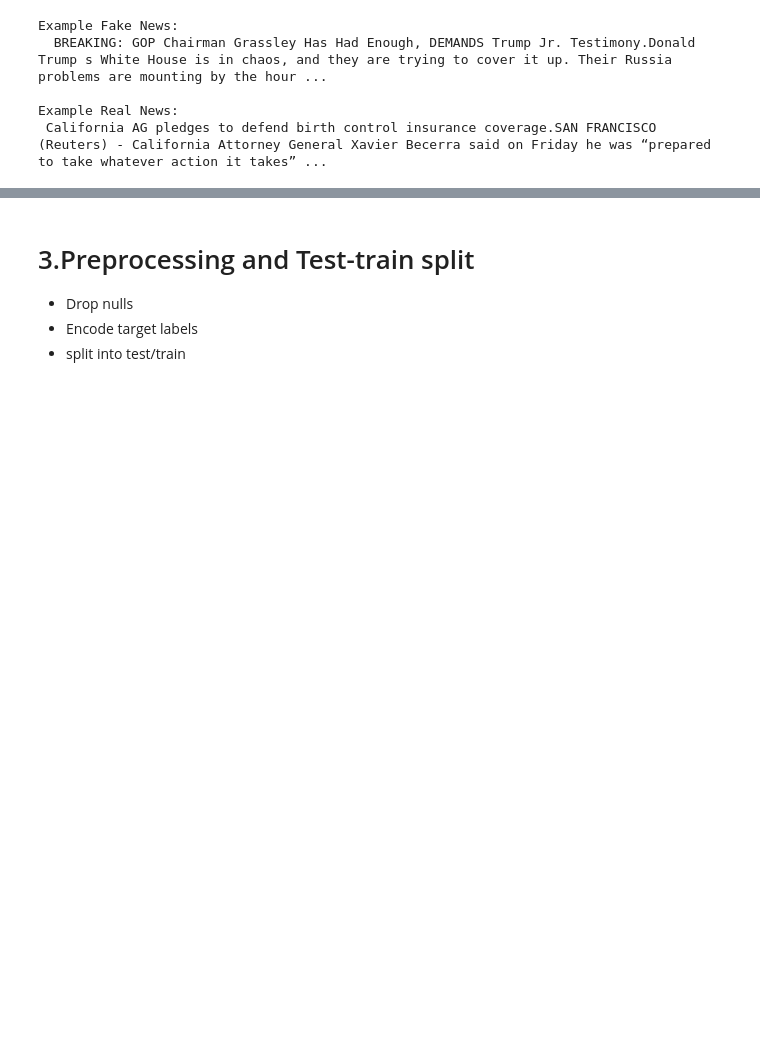
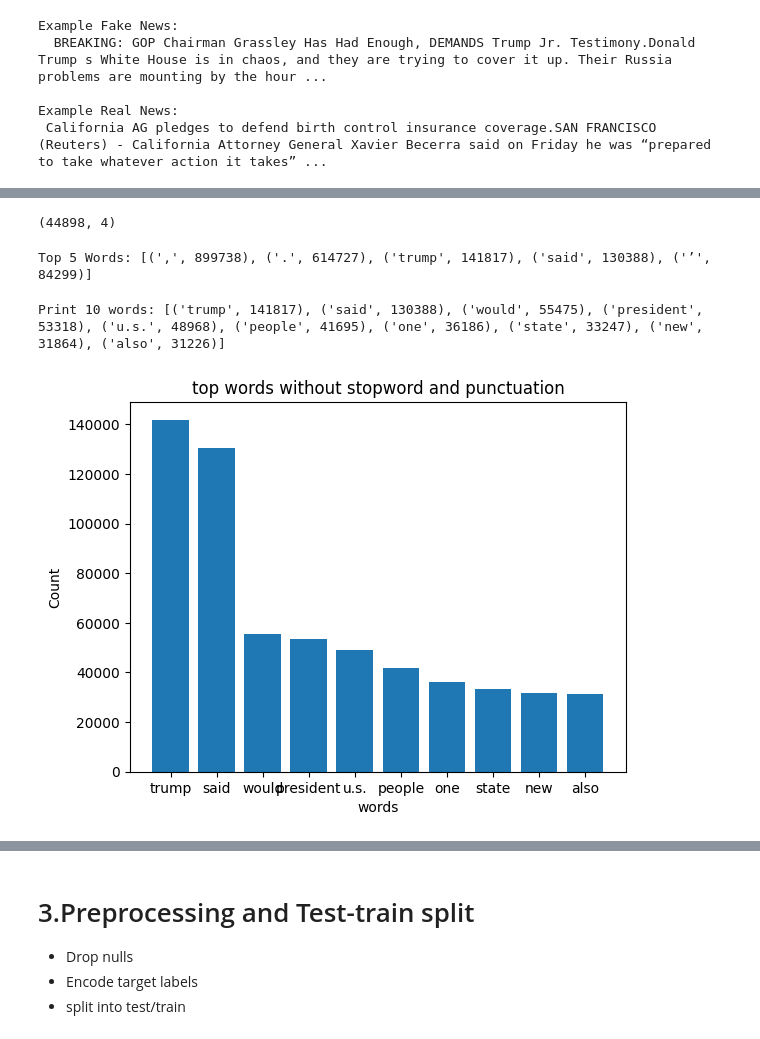
Before and after one commit to harshbpathak/fake-news-detector, a Jupyter notebook: notebook/fake-news-detector.ipynb, the cells around one changed output, grey strips where cells are left out. Drawn from its saved outputs; the diff is of its cells as text; code cells hidden in the pictures; blank space fills up the shorter version.

```diff
--- a/notebook/fake-news-detector.ipynb
+++ b/notebook/fake-news-detector.ipynb
@@ -96,0 +172,11 @@ Example Real News:
+# %%
+#removing stopwords
+from nltk.corpus import stopwords
+# Download stopwords (run once)
+nltk.download('stopwords')
+
+# Load English stopwords
+stop_words = set(stopwords.words('english'))
+
+#Remove stopwords from tokens
+d2['tokens_no_stop'] = d2['token'].apply(lambda x: [word for word in x if word.lower() not in stop_words])
@@ -96,0 +187,42 @@ Example Real News:
+# %%
+d2.shape
+# %% [output]
+(44898, 4)
+# %%
+all_words = [word.lower() for tokens in d2['tokens_no_stop'] for word in tokens]
+word_freq = Counter(all_words)
+
+# Get top 5 most common words
+top_words = word_freq.most_common(5)
+print("Top 5 Words:", top_words)
+# %% [output]
+Top 5 Words: [(',', 899738), ('.', 614727), ('trump', 141817), ('said', 130388), ('’', 84299)]
+# %%
+
+#lets remove puntuation marks also
+import string
+stop_words = set(stopwords.words('english'))
+punctuation = set(string.punctuation)  # Includes '.', ',', "'", etc.
+punctuation.add('’')  # Add '’' to the set of punctuation
+punctuation.add('“')  # Add '“' to the set of punctuation
+punctuation.add('”')  # Add '”' to the set of punctuation
+d2['tokens_no_stop'] = d2['token'].apply(
+    lambda x: [word for word in x if word.lower() not in stop_words and word not in punctuation]
+)
+#let now see top 10 words
+all_words=[word.lower() for token in d2['tokens_no_stop'] for word in token]
+word_freq=Counter(all_words)
+
+top_w=word_freq.most_common(10)
+print("Print 10 words:",top_w)
+# %% [output]
+Print 10 words: [('trump', 141817), ('said', 130388), ('would', 55475), ('president', 53318), ('u.s.', 48968), ('people', 41695), ('one', 36186), ('state', 33247), ('new', 31864), ('also', 31226)]
+# %%
+word,count=zip(*top_w)
+plt.bar(word,count)
+plt.title("top words without stopword and punctuation")
+plt.xlabel("words")
+plt.ylabel("Count")
+plt.show()
+# %% [output]
+[figure, added]
```
Also changed, not shown: parts of 14 cells of this notebook.
